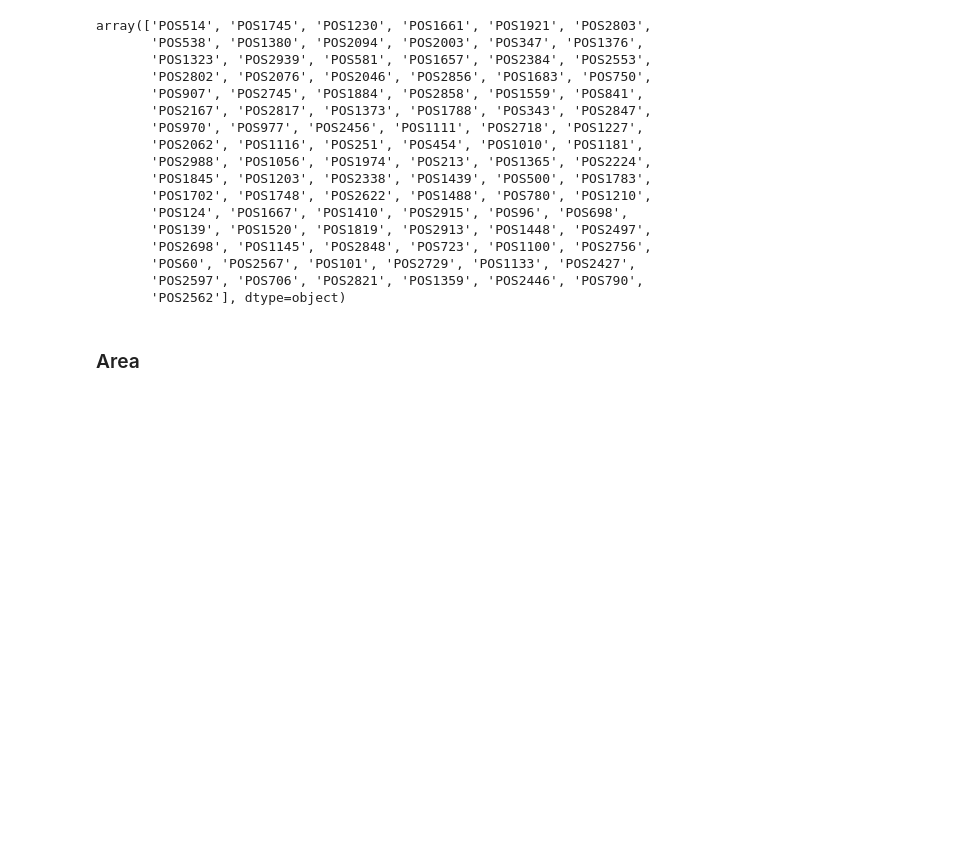
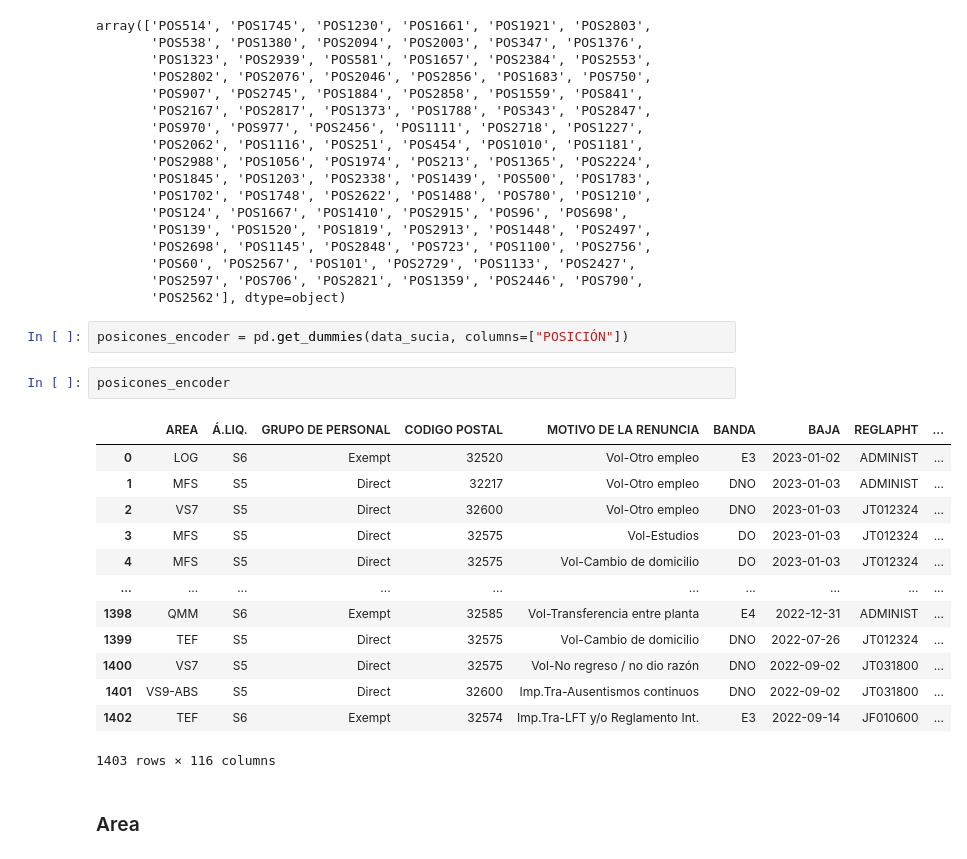
Before and after one commit to luisscrc/Datathon-Equipo-5, a Jupyter notebook: Datathon 2.ipynb, the cells around one changed output. Cells and saved outputs as stored; diff of their text form; blank space fills up the shorter version.

```diff
--- a/Datathon 2.ipynb
+++ b/Datathon 2.ipynb
@@ -80,6 +83,24 @@ array(['POS514', 'POS1745', 'POS1230', 'POS1661', 'POS1921', 'POS2803',
        'POS60', 'POS2567', 'POS101', 'POS2729', 'POS1133', 'POS2427',
        'POS2597', 'POS706', 'POS2821', 'POS1359', 'POS2446', 'POS790',
        'POS2562'], dtype=object)
+# %%
+posicones_encoder = pd.get_dummies(data_sucia, columns=["POSICIÓN"])
+# %%
+posicones_encoder
+# %% [output]
+|  | AREA | Á.LIQ. | GRUPO DE PERSONAL | CODIGO POSTAL | MOTIVO DE LA RENUNCIA | BANDA | BAJA | REGLAPHT | ... |
+| 0 | LOG | S6 | Exempt | 32520 | Vol-Otro empleo | E3 | 2023-01-02 | ADMINIST | ... |
+| 1 | MFS | S5 | Direct | 32217 | Vol-Otro empleo | DNO | 2023-01-03 | ADMINIST | ... |
+| 2 | VS7 | S5 | Direct | 32600 | Vol-Otro empleo | DNO | 2023-01-03 | JT012324 | ... |
+| 3 | MFS | S5 | Direct | 32575 | Vol-Estudios | DO | 2023-01-03 | JT012324 | ... |
+| 4 | MFS | S5 | Direct | 32575 | Vol-Cambio de domicilio | DO | 2023-01-03 | JT012324 | ... |
+| ... | ... | ... | ... | ... | ... | ... | ... | ... | ... |
+| 1398 | QMM | S6 | Exempt | 32585 | Vol-Transferencia entre planta | E4 | 2022-12-31 | ADMINIST | ... |
+| 1399 | TEF | S5 | Direct | 32575 | Vol-Cambio de domicilio | DNO | 2022-07-26 | JT012324 | ... |
+| 1400 | VS7 | S5 | Direct | 32575 | Vol-No regreso / no dio razón | DNO | 2022-09-02 | JT031800 | ... |
+| 1401 | VS9-ABS | S5 | Direct | 32600 | Imp.Tra-Ausentismos continuos | DNO | 2022-09-02 | JT031800 | ... |
+| 1402 | TEF | S6 | Exempt | 32574 | Imp.Tra-LFT y/o Reglamento Int. | E3 | 2022-09-14 | JF010600 | ... |
+1403 rows × 116 columns
 # %% [markdown]
 ### Area
 # %% [markdown]
```
Also changed, not shown: parts of 22 cells of this notebook, 3 other files.
